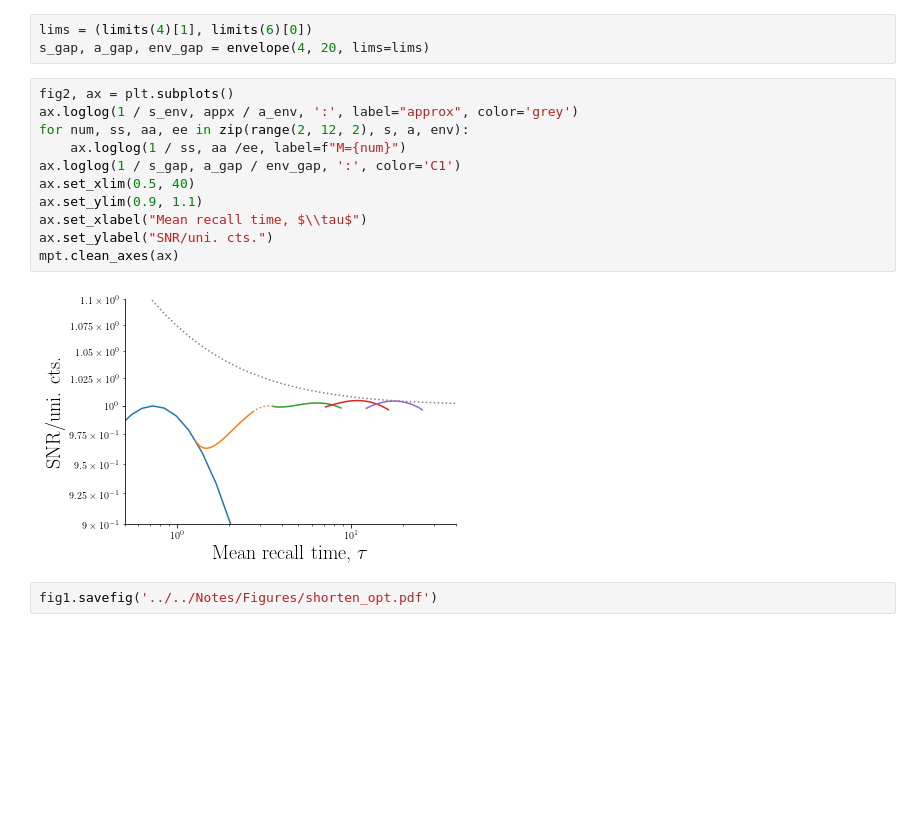
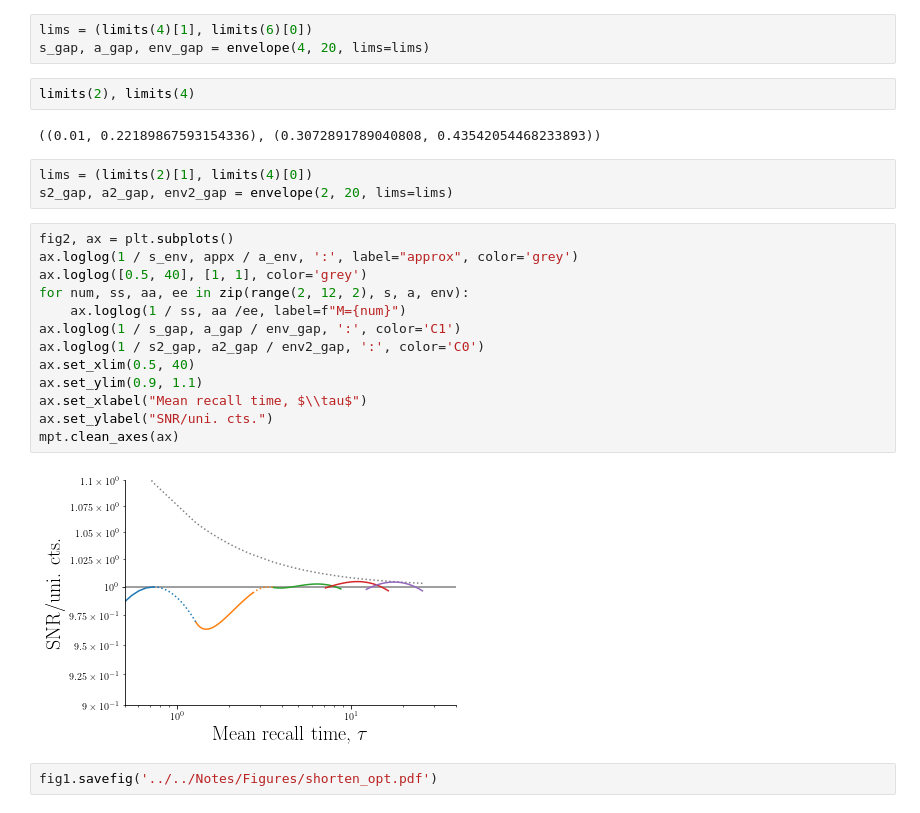
Before and after one commit to ganguli-lab/Complex_Synapse, a Jupyter notebook: Code/Python/heuristic.ipynb, the cells around one changed output. Cells and saved outputs as stored; diff of their text form; blank space fills up the shorter version.

```diff
--- a/Code/Python/heuristic.ipynb
+++ b/Code/Python/heuristic.ipynb
@@ -59,19 +59,28 @@ limits(4), limits(6)
 # %%
 lims = (limits(4)[1], limits(6)[0])
 s_gap, a_gap, env_gap = envelope(4, 20, lims=lims)
+# %%
+limits(2), limits(4)
+# %% [output]
+((0.01, 0.22189867593154336), (0.3072891789040808, 0.43542054468233893))
+# %%
+lims = (limits(2)[1], limits(4)[0])
+s2_gap, a2_gap, env2_gap = envelope(2, 20, lims=lims)
 # %%
 fig2, ax = plt.subplots()
 ax.loglog(1 / s_env, appx / a_env, ':', label="approx", color='grey')
+ax.loglog([0.5, 40], [1, 1], color='grey')
 for num, ss, aa, ee in zip(range(2, 12, 2), s, a, env):
     ax.loglog(1 / ss, aa /ee, label=f"M={num}")
 ax.loglog(1 / s_gap, a_gap / env_gap, ':', color='C1')
+ax.loglog(1 / s2_gap, a2_gap / env2_gap, ':', color='C0')
 ax.set_xlim(0.5, 40)
 ax.set_ylim(0.9, 1.1)
 ax.set_xlabel("Mean recall time, $\\tau$")
 ax.set_ylabel("SNR/uni. cts.")
 mpt.clean_axes(ax)
 # %% [output]
-[figure, old version]
+[figure, new version]
 # %%
 fig1.savefig('../../Notes/Figures/shorten_opt.pdf')
 # %%
```
Also changed, not shown: parts of 1 cell of this notebook, 10 other files.
